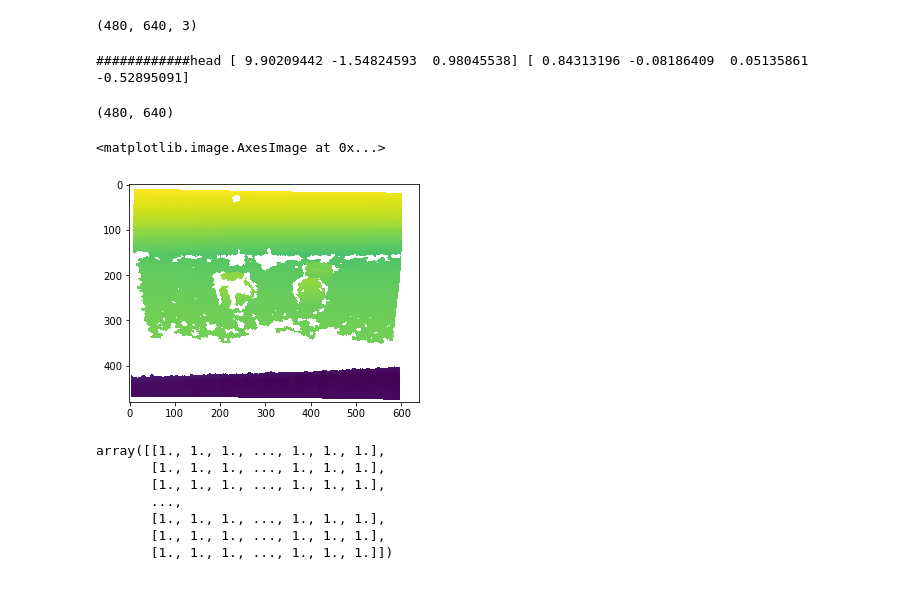
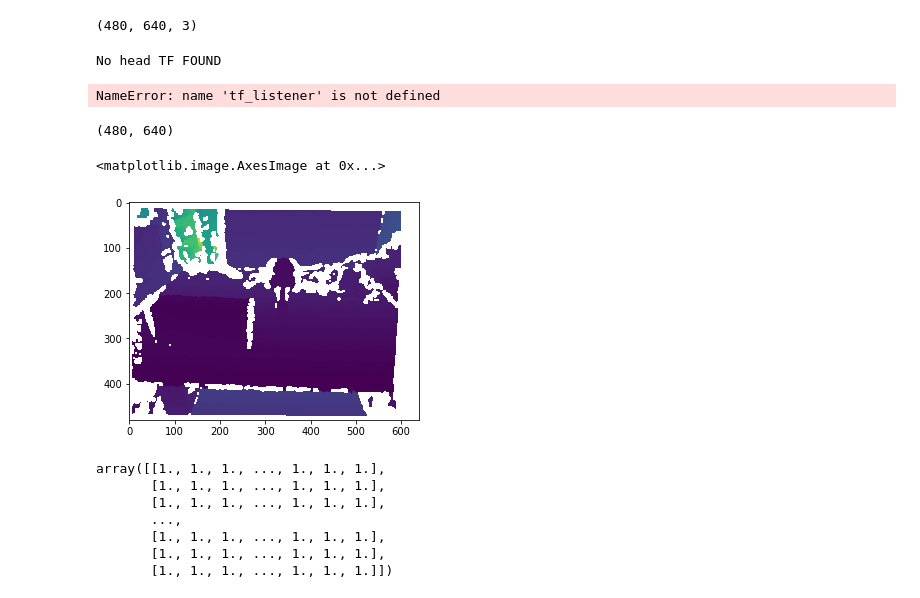
Before and after one commit to takeshi-pumas/catkin_extras, a Jupyter notebook: src/segmentation/scripts/segment_table.ipynb, the cells around one changed output. Cells and saved outputs as stored; diff of their text form; code cells hidden in the pictures.

```diff
--- a/src/segmentation/scripts/segment_table.ipynb
+++ b/src/segmentation/scripts/segment_table.ipynb
@@ -12,9 +18,10 @@ print (image.shape)
 # %% [output]
 (480, 640, 3)
 # %%
-_,corrected=correct_points(points_msg)
+#_,corrected=correct_points(points_msg)
 # %% [output]
-############head [ 9.90209442 -1.54824593  0.98045538] [ 0.84313196 -0.08186409  0.05135861 -0.52895091]
+No head TF FOUND
+NameError: name 'tf_listener' is not defined
 # %%
 import matplotlib.pyplot as plt
 %matplotlib inline
@@ -23,10 +30,10 @@ corrected['z'].shape
 # %% [output]
 (480, 640)
 # %%
-plt.imshow(corrected['z'])
+plt.imshow(points_data['z'])
 # %% [output]
 <matplotlib.image.AxesImage at 0x...>
-[figure, old version]
+[figure, new version]
 # %%
 zs_no_nans=np.zeros((corrected['z'].shape))
 for i in range(corrected['z'].shape[0]):
```
Also changed, not shown: parts of 3 cells of this notebook, 4 other files.
